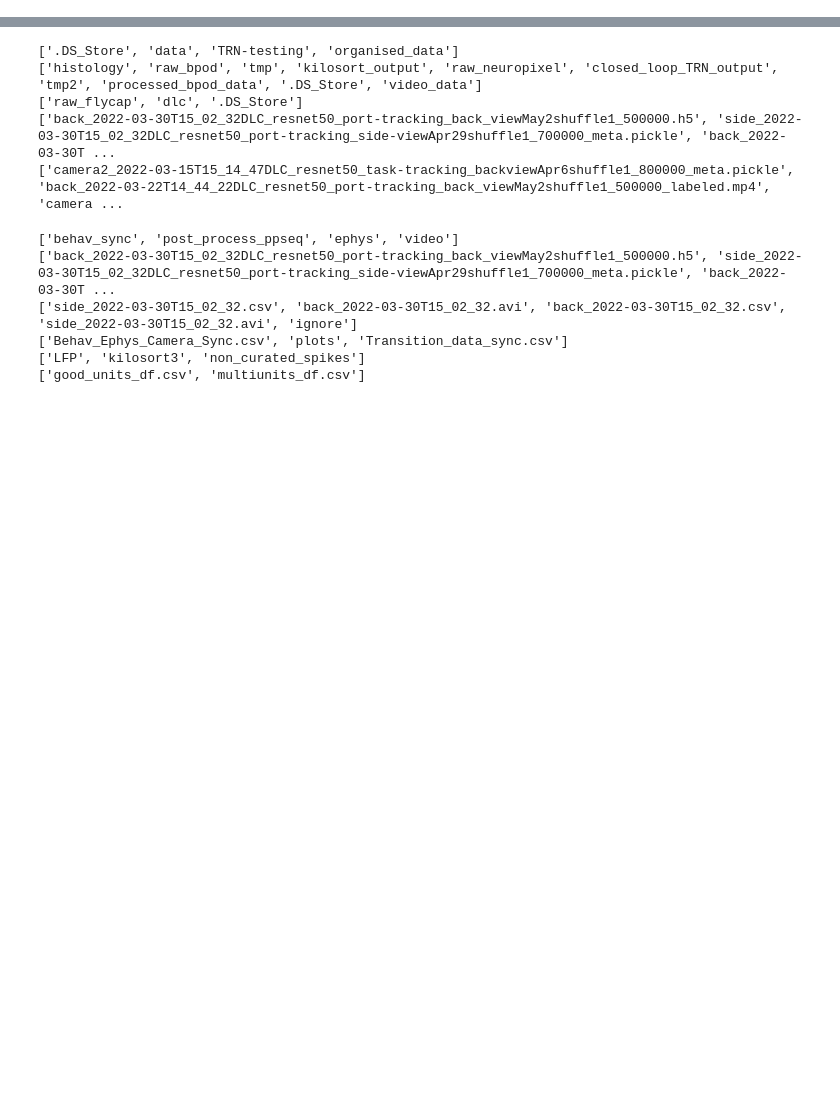
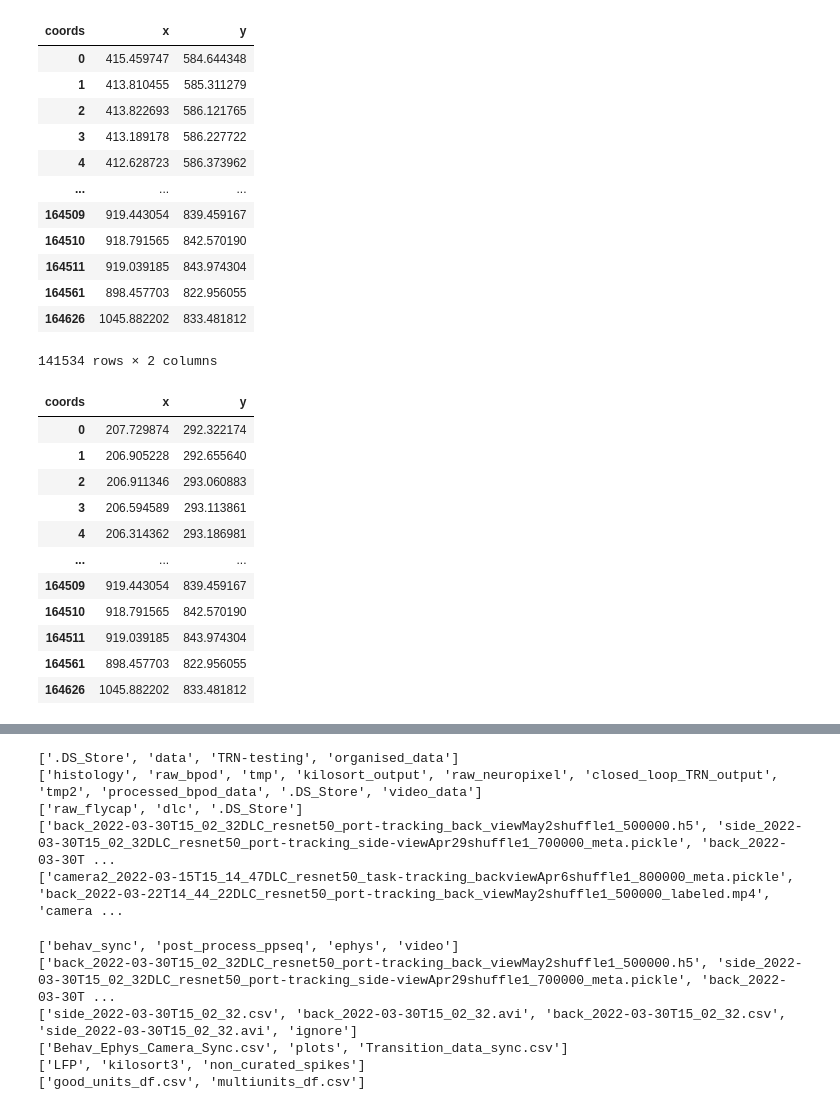
Before and after one commit to ncguilbeault/striatal_replay, a Jupyter notebook: notebooks/data_exploration.ipynb, the cells around one changed output, grey strips where cells are left out. Cells and saved outputs as stored; diff of their text form; code cells hidden in the pictures; blank space fills up the shorter version.

```diff
--- a/notebooks/data_exploration.ipynb
+++ b/notebooks/data_exploration.ipynb
@@ -98 +109,81 @@ def calculate_average_keypoint(df, keypoint_cols=["left_ear", "right_ear", "head
     return output
+# %%
+# keypoint_data.loc[~keypoint_data.index.isin(np.arange(len(keypoint_data)-1))]
+# keypoint_data.index
+# test = calculate_average_keypoint(back_pos_df)
+# test
+# keypoint_data
+# back_pos_df.loc[:, (slice(None), "left_ear", ["x", "y", "likelihood"])]
+keypoint_cols = ["left_ear", "right_ear", "head_centre", "implant_centre"]
+threshold=[0.98, 0.98, 0.98, 0.98]
+df = back_pos_df
+
+keypoint_data = df.loc[:, (slice(None), keypoint_cols[0], ["x", "y", "likelihood"])]
+keypoint_data = filter_df_on_likelihood(keypoint_data, threshold[0])
+
+output = keypoint_data
+counts = pd.DataFrame(np.ones(len(output)), index=output.index)
+
+keypoint_data2 = df.loc[:, (slice(None), keypoint_cols[1], ["x", "y", "likelihood"])]
+keypoint_data2 = filter_df_on_likelihood(keypoint_data2, threshold[1])
+
+# keypoint_data2
+new_idxs = keypoint_data2[~keypoint_data2.index.isin(output.index)].index
+new_counts = pd.DataFrame(np.ones(len(new_idxs)), index=new_idxs)
+
+old_idxs = keypoint_data[~keypoint_data.index.isin(keypoint_data2.index)].index
+old_idxs
+
+shared_idxs = keypoint_data[keypoint_data.index.isin(keypoint_data2.index)].index
+
+counts.loc[shared_idxs] += 1
+counts = pd.concat([counts, new_counts]).sort_index()
+counts = pd.concat([counts.T] * 2).T
+counts.columns = ("x", "y")
+
+display(keypoint_data2)
+keypoint_data2.loc[shared_idxs] /= counts.loc[shared_idxs]
+display(keypoint_data2)
+
+display(output)
+output.loc[shared_idxs] *= (counts.loc[shared_idxs] - 1) / counts.loc[shared_idxs]
+display(output)
+output.loc[shared_idxs] += keypoint_data2.loc[shared_idxs]
+display(output)
+
+output = pd.concat([keypoint_data2.loc[new_idxs], output]).sort_index()
+display(output)
+
+# else:
+#     new_idxs = keypoint_data[~keypoint_data.index.isin(output.index)].index
+#     new_counts = pd.DataFrame(np.ones(len(new_idxs)), index=new_idxs)
+#     counts += 1
+#     counts = pd.concat([counts, new_counts]).sort_index()
+
+#     output = keypoint_data / (counts.loc[keypoint_data.index]) + output * (counts.loc[output.index] - 1) / counts.loc[output.index]
+# %% [output]
+| coords | x | y |
+| 0 | 415.459747 | 584.644348 |
+| 1 | 413.810455 | 585.311279 |
+| 2 | 413.822693 | 586.121765 |
+| 3 | 413.189178 | 586.227722 |
+| 4 | 412.628723 | 586.373962 |
+| ... | ... | ... |
+| 164509 | 919.443054 | 839.459167 |
+| 164510 | 918.791565 | 842.570190 |
+| 164511 | 919.039185 | 843.974304 |
+| 164561 | 898.457703 | 822.956055 |
+| 164626 | 1045.882202 | 833.481812 |
+141534 rows × 2 columns
+| coords | x | y |
+| 0 | 207.729874 | 292.322174 |
+| 1 | 206.905228 | 292.655640 |
+| 2 | 206.911346 | 293.060883 |
+| 3 | 206.594589 | 293.113861 |
+| 4 | 206.314362 | 293.186981 |
+| ... | ... | ... |
+| 164509 | 919.443054 | 839.459167 |
+| 164510 | 918.791565 | 842.570190 |
+| 164511 | 919.039185 | 843.974304 |
+| 164561 | 898.457703 | 822.956055 |
+| 164626 | 1045.882202 | 833.481812 |
```
Also changed, not shown: parts of 4 cells of this notebook.
